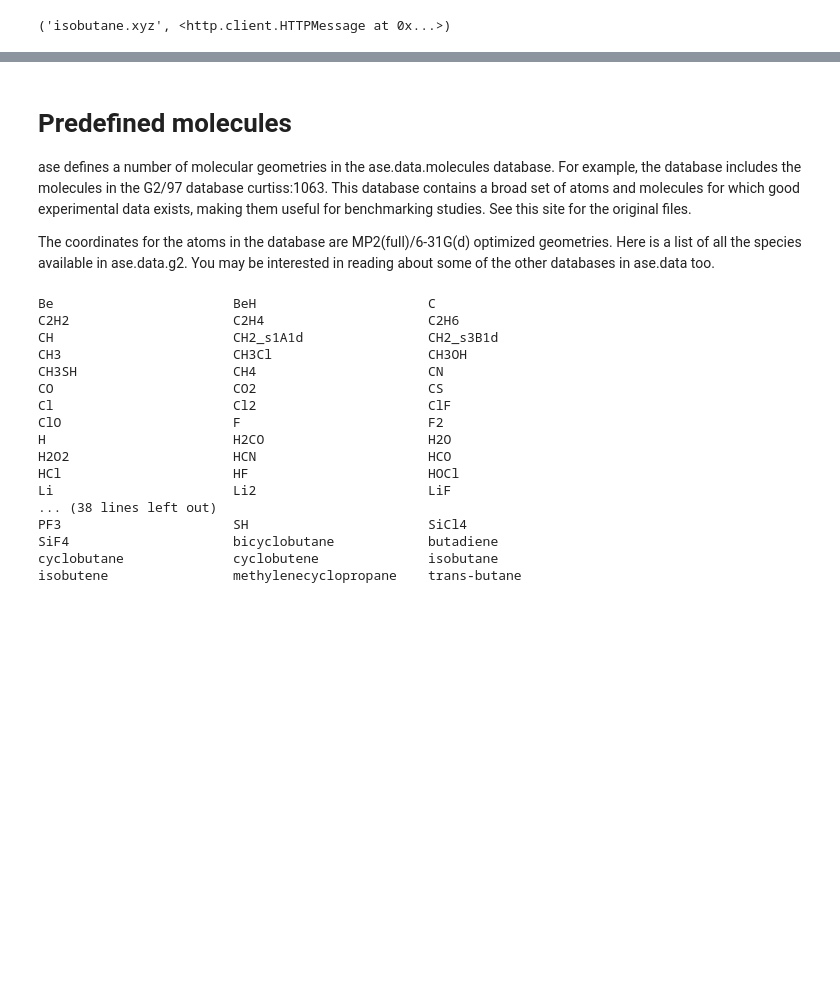
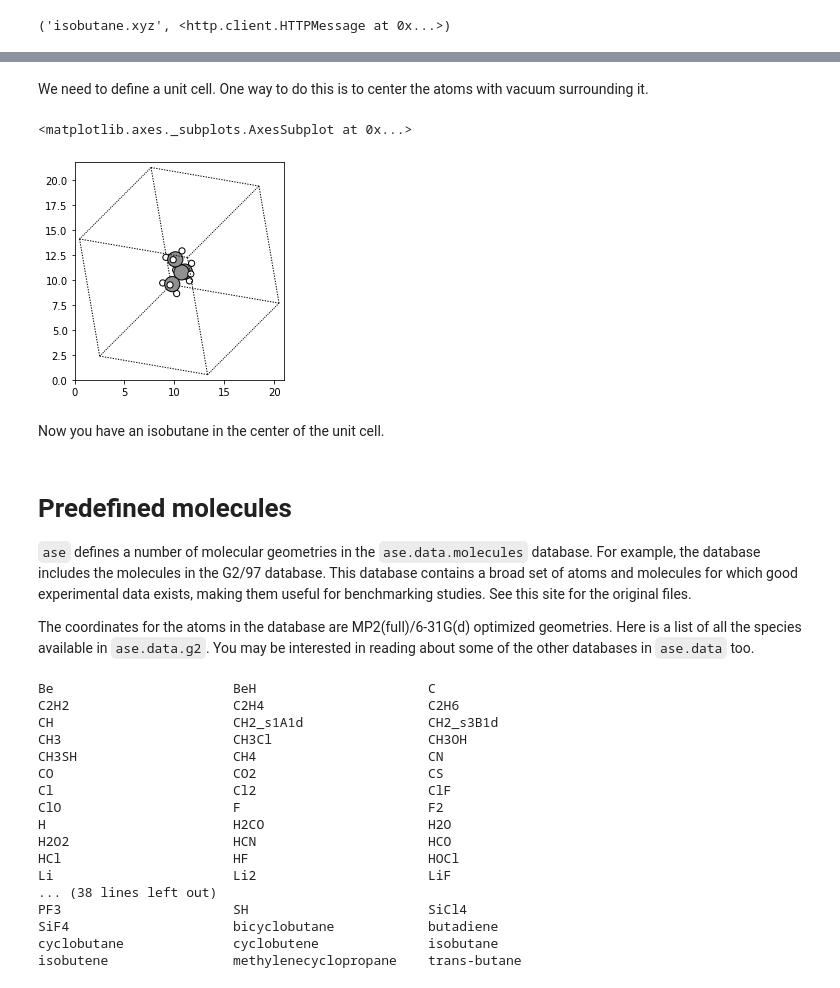
Before and after one commit to jkitchin/dft-book-espresso, a Jupyter notebook: 01-intro-to-ase.ipynb, the cells around one changed output, grey strips where cells are left out. Cells and saved outputs as stored; diff of their text form; code cells hidden in the pictures; blank space fills up the shorter version.

```diff
--- a/01-intro-to-ase.ipynb
+++ b/01-intro-to-ase.ipynb
@@ -157,8 +169,19 @@ view(atoms, viewer='x3d')
+# %% [markdown]
+We need to define a unit cell. One way to do this is to center the atoms with vacuum surrounding it.
+# %%
+atoms.center(vacuum=5)
+fig, ax = plt.subplots()
+plot_atoms(atoms, ax, rotation='45x,45y,45z')
+# %% [output]
+<matplotlib.axes._subplots.AxesSubplot at 0x...>
+[figure, added]
+# %% [markdown]
+Now you have an isobutane in the center of the unit cell.
 # %% [markdown]
 # Predefined molecules
-ase defines a number of molecular geometries in the ase.data.molecules database. For example, the database includes the molecules in the G2/97 database curtiss:1063. This database contains a broad set of atoms and molecules for which good experimental data exists, making them useful for benchmarking studies. See this site for the original files.
+`ase` defines a number of molecular geometries in the `ase.data.molecules` database. For example, the database includes the molecules in the G2/97 database. This database contains a broad set of atoms and molecules for which good experimental data exists, making them useful for benchmarking studies. See this site for the original files.
 
-The coordinates for the atoms in the database are MP2(full)/6-31G(d) optimized geometries. Here is a list of all the species available in ase.data.g2. You may be interested in reading about some of the other databases in ase.data too.
+The coordinates for the atoms in the database are MP2(full)/6-31G(d) optimized geometries. Here is a list of all the species available in `ase.data.g2`. You may be interested in reading about some of the other databases in `ase.data` too.
 # %%
 from ase.data import g2
 keys = list(g2.data.keys())
```
Also changed, not shown: parts of 30 cells of this notebook.
